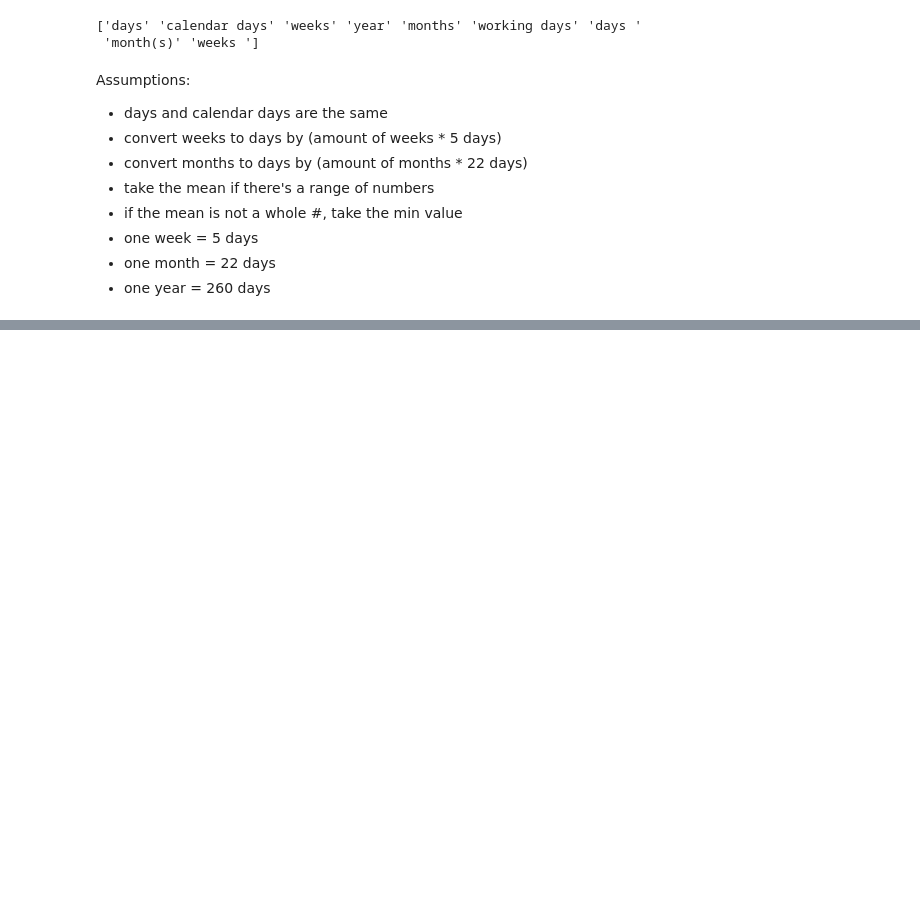
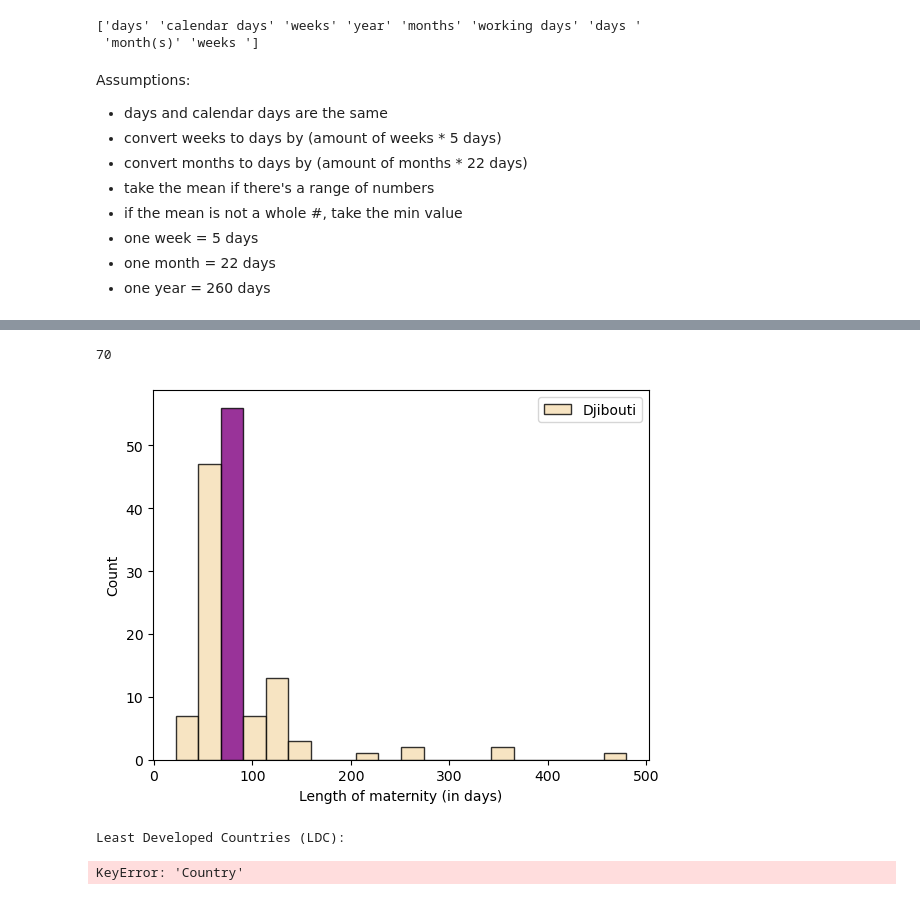
Before and after one commit to nss-data-science-cohort-7/un-exploration-marieljum, a Jupyter notebook: notebooks/solo_exploration.ipynb, the cells around one changed output, grey strips where cells are left out. Cells and saved outputs as stored; diff of their text form; code cells hidden in the pictures; blank space fills up the shorter version.

```diff
--- a/notebooks/solo_exploration.ipynb
+++ b/notebooks/solo_exploration.ipynb
@@ -144,0 +386,3 @@ display(maternity_leave)
+# %%
+for bin_edge in bins:
+    print(bin_edge)
@@ -144,0 +418,40 @@ display(maternity_leave)
+# %%
+country = 'Djibouti'
+merge_val = merge.loc[country]['Length of maternity (in days)']
+print(merge_val)
+
+n, bins, patches = plt.hist(merge['Length of maternity (in days)'],
+                            bins = 20,
+                            color = 'wheat',
+                            edgecolor = 'black',
+                            alpha = 0.8);
+
+for i, bin_edge in enumerate(bins, start=-1):
+    if bin_edge > merge_val:
+        patches[i].set_facecolor('purple')
+        break
+
+plt.ylabel('Count')
+plt.xlabel('Length of maternity (in days)')
+plt.legend([country])
+plt.show()
+# %% [output]
+70
+[figure, added]
+# %%
+# check unique values in 'Least Developed Countries (LDC)' column
+
+print('Least Developed Countries (LDC):')
+ldc = merge[merge['Least Developed Countries (LDC)'] == 'x']['Country'].unique()
+# ldc = ldc.sort_values(by='Least Developed Countries (LDC)', ascending=True) # doesn't work on a numpy array
+ldc = sorted(ldc)
+print(ldc)
+print('----------------')
+print('Total:')
+print(len(ldc))
+# print(merge[merge['Least Developed Countries (LDC)'] == 'x']['Country'].unique) # places first row at the very top
+print('----------------')
+# print(merge[merge['Least Developed Countries (LDC)'] == 'x'])
+# %% [output]
+Least Developed Countries (LDC):
+KeyError: 'Country'
```
Also changed, not shown: parts of 24 cells of this notebook.
